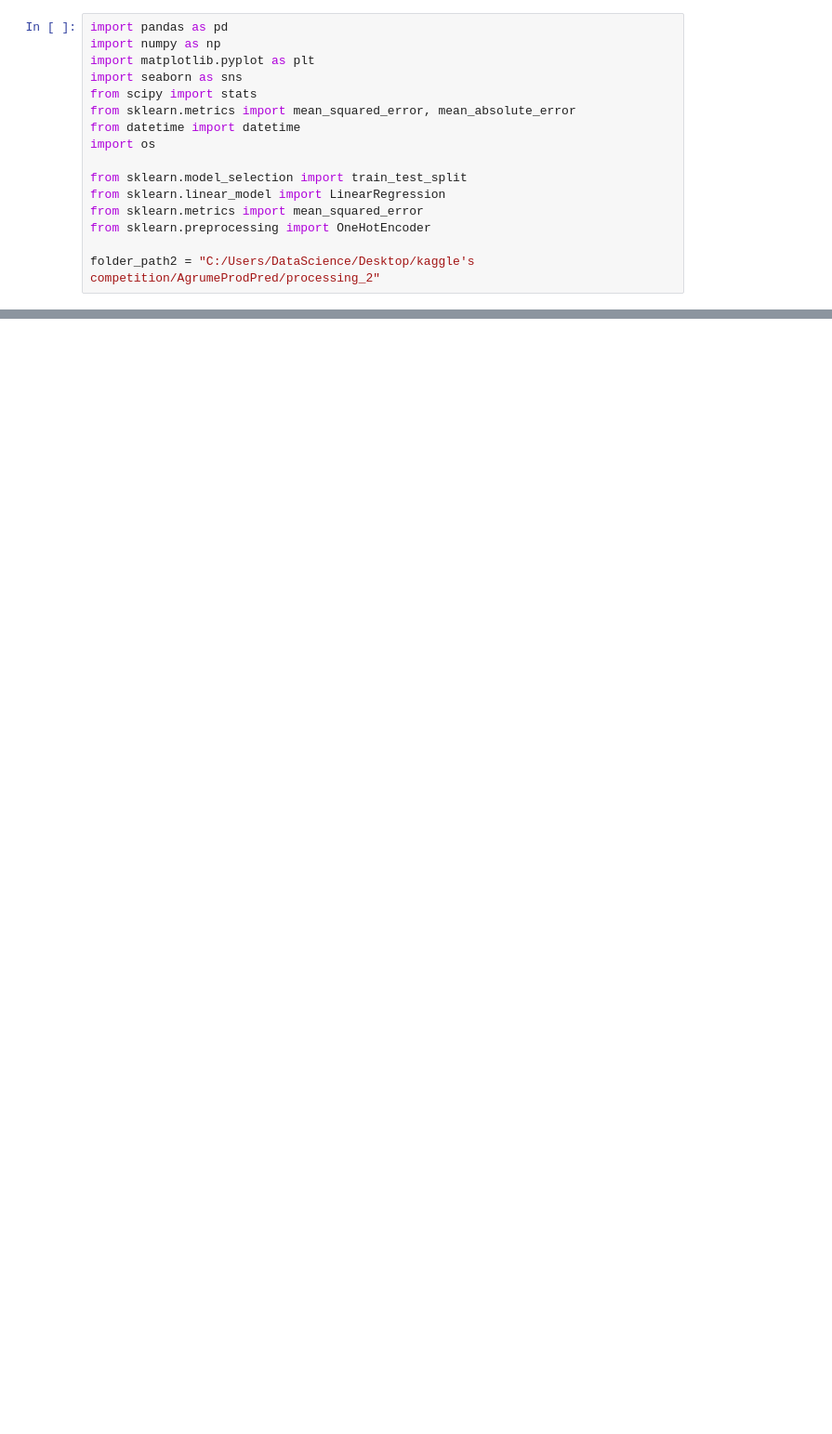
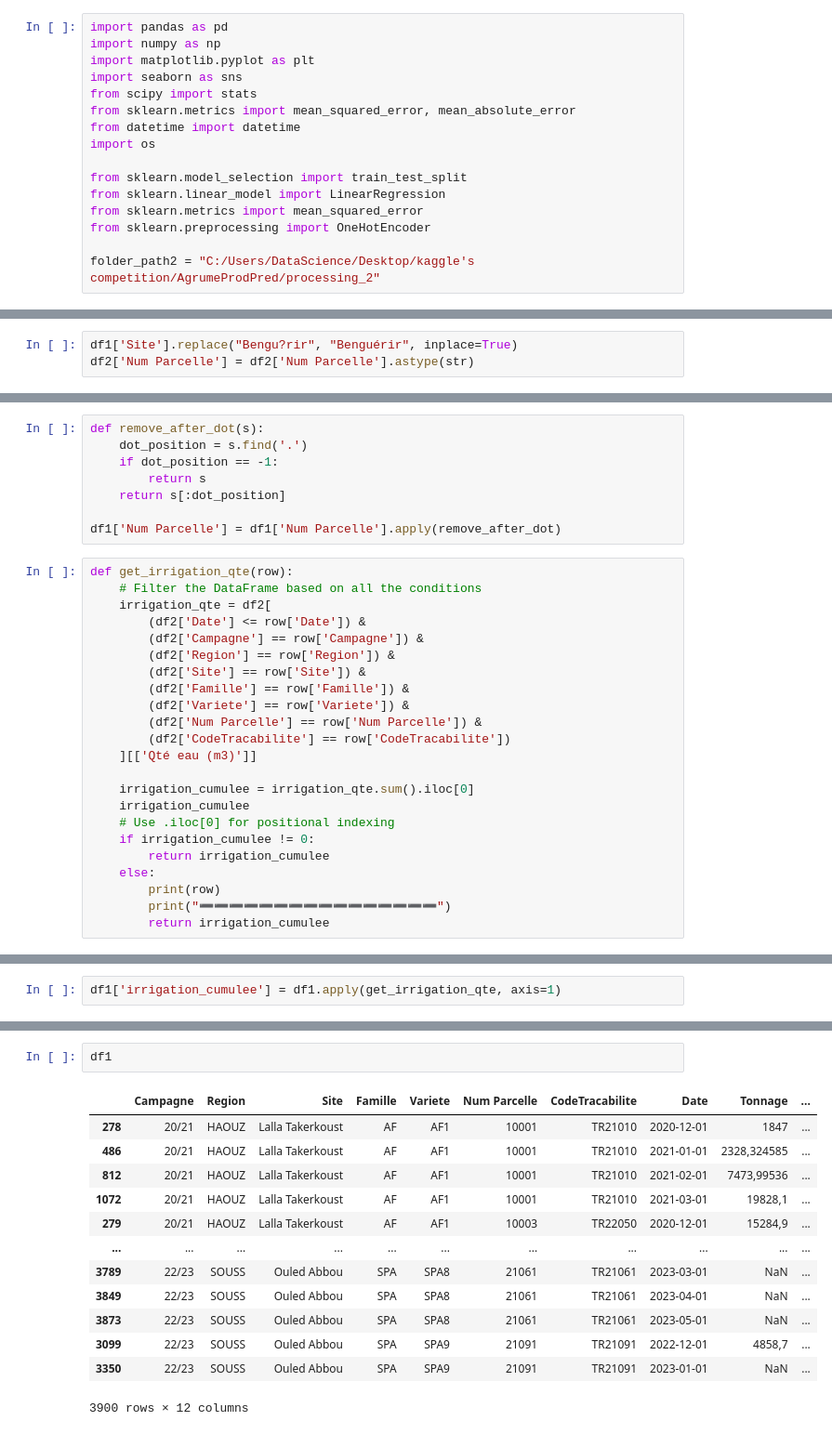
Before and after one commit to Yassmine2020/AgrumeProdPred, a Jupyter notebook: source code/processing_2Yearly.ipynb, the cells around one changed output, grey strips where cells are left out. Shown: that part at 93% size. Cells and saved outputs as stored; diff of their text form; blank space fills up the shorter version.

```diff
--- a/source code/processing_2Yearly.ipynb
+++ b/source code/processing_2Yearly.ipynb
@@ -198,0 +175,3 @@ grouped_train_test.to_csv(file_path, index=False)
+# %%
+df1['Site'].replace("Bengu?rir", "Benguérir", inplace=True)
+df2['Num Parcelle'] = df2['Num Parcelle'].astype(str)
@@ -198,0 +186,31 @@ grouped_train_test.to_csv(file_path, index=False)
+# %%
+def remove_after_dot(s):
+    dot_position = s.find('.')
+    if dot_position == -1:
+        return s
+    return s[:dot_position]
+
+df1['Num Parcelle'] = df1['Num Parcelle'].apply(remove_after_dot)
+# %%
+def get_irrigation_qte(row):
+    # Filter the DataFrame based on all the conditions
+    irrigation_qte = df2[
+        (df2['Date'] <= row['Date']) &
+        (df2['Campagne'] == row['Campagne']) &
+        (df2['Region'] == row['Region']) &
+        (df2['Site'] == row['Site']) &
+        (df2['Famille'] == row['Famille']) &
+        (df2['Variete'] == row['Variete']) &
+        (df2['Num Parcelle'] == row['Num Parcelle']) &
+        (df2['CodeTracabilite'] == row['CodeTracabilite'])
+    ][['Qté eau (m3)']]
+
+    irrigation_cumulee = irrigation_qte.sum().iloc[0]
+    irrigation_cumulee
+    # Use .iloc[0] for positional indexing
+    if irrigation_cumulee != 0:
+        return irrigation_cumulee
+    else:
+        print(row)
+        print("➖➖➖➖➖➖➖➖➖➖➖➖➖➖➖➖")
+        return irrigation_cumulee
@@ -198,0 +235,2 @@ grouped_train_test.to_csv(file_path, index=False)
+# %%
+df1['irrigation_cumulee'] = df1.apply(get_irrigation_qte, axis=1)
@@ -198,0 +256,16 @@ grouped_train_test.to_csv(file_path, index=False)
+# %%
+df1
+# %% [output]
+|  | Campagne | Region | Site | Famille | Variete | Num Parcelle | CodeTracabilite | Date | Tonnage | ... |
+| 278 | 20/21 | HAOUZ | Lalla Takerkoust | AF | AF1 | 10001 | TR21010 | 2020-12-01 | 1847 | ... |
+| 486 | 20/21 | HAOUZ | Lalla Takerkoust | AF | AF1 | 10001 | TR21010 | 2021-01-01 | 2328,324585 | ... |
+| 812 | 20/21 | HAOUZ | Lalla Takerkoust | AF | AF1 | 10001 | TR21010 | 2021-02-01 | 7473,99536 | ... |
+| 1072 | 20/21 | HAOUZ | Lalla Takerkoust | AF | AF1 | 10001 | TR21010 | 2021-03-01 | 19828,1 | ... |
+| 279 | 20/21 | HAOUZ | Lalla Takerkoust | AF | AF1 | 10003 | TR22050 | 2020-12-01 | 15284,9 | ... |
+| ... | ... | ... | ... | ... | ... | ... | ... | ... | ... | ... |
+| 3789 | 22/23 | SOUSS | Ouled Abbou | SPA | SPA8 | 21061 | TR21061 | 2023-03-01 | NaN | ... |
+| 3849 | 22/23 | SOUSS | Ouled Abbou | SPA | SPA8 | 21061 | TR21061 | 2023-04-01 | NaN | ... |
+| 3873 | 22/23 | SOUSS | Ouled Abbou | SPA | SPA8 | 21061 | TR21061 | 2023-05-01 | NaN | ... |
+| 3099 | 22/23 | SOUSS | Ouled Abbou | SPA | SPA9 | 21091 | TR21091 | 2022-12-01 | 4858,7 | ... |
+| 3350 | 22/23 | SOUSS | Ouled Abbou | SPA | SPA9 | 21091 | TR21091 | 2023-01-01 | NaN | ... |
+3900 rows × 12 columns
```
Also changed, not shown: parts of 51 cells of this notebook, 5 other files.
